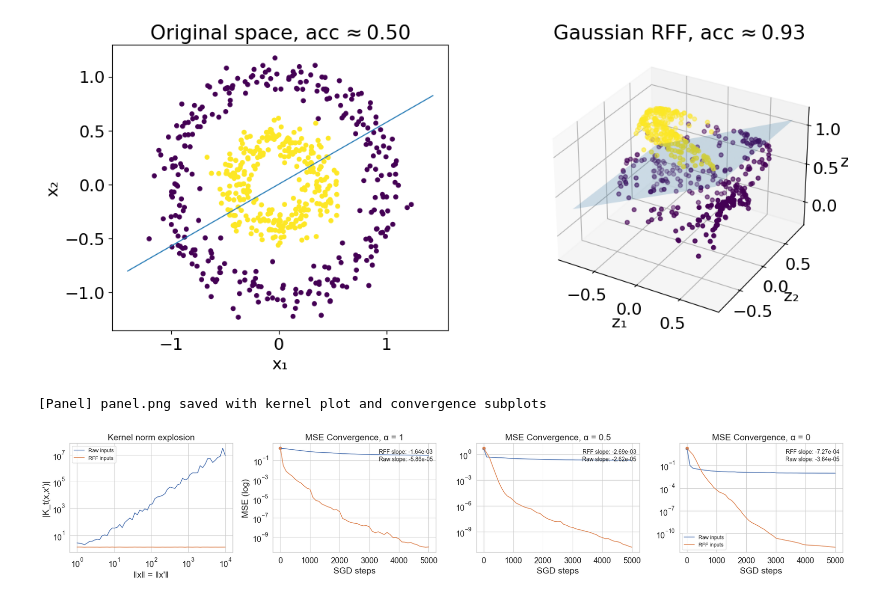
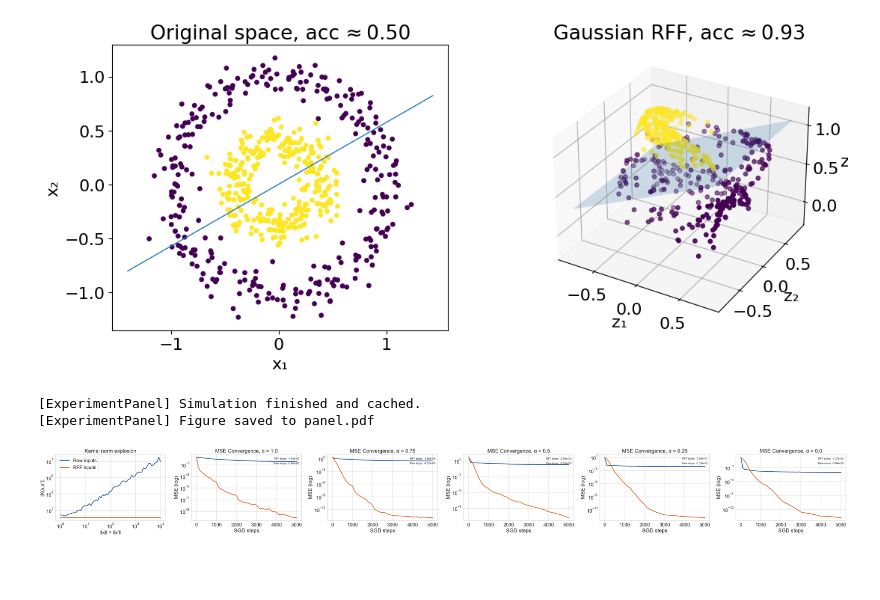
Before and after one commit to mrsergazinov/tabular-dl-goes-fourier, a Jupyter notebook: paper_figures.ipynb, the cells around one changed output. Cells and saved outputs as stored; diff of their text form; code cells hidden in the pictures; blank space fills up the shorter version.

Commit message:
Edit paper plots

```diff
--- a/paper_figures.ipynb
+++ b/paper_figures.ipynb
@@ -301,5 +397,8 @@ def experiment_panel(
-# %%
-experiment_panel([1, 0.5, 0])
-# %% [output]
-[Panel] panel.png saved with kernel plot and convergence subplots
-[figure, removed]
+# %%
+panel = ExperimentPanel(alpha_list=[1.0, 0.75, 0.5, 0.25, 0.0])
+panel.run()                 # ← one-off computation
+fig = panel.plot()          # ← draw + save (defaults to "panel.pdf")
+# %% [output]
+[ExperimentPanel] Simulation finished and cached.
+[ExperimentPanel] Figure saved to panel.pdf
+[figure, added]
```
Also changed, not shown: parts of 2 cells of this notebook, 4 other files.
